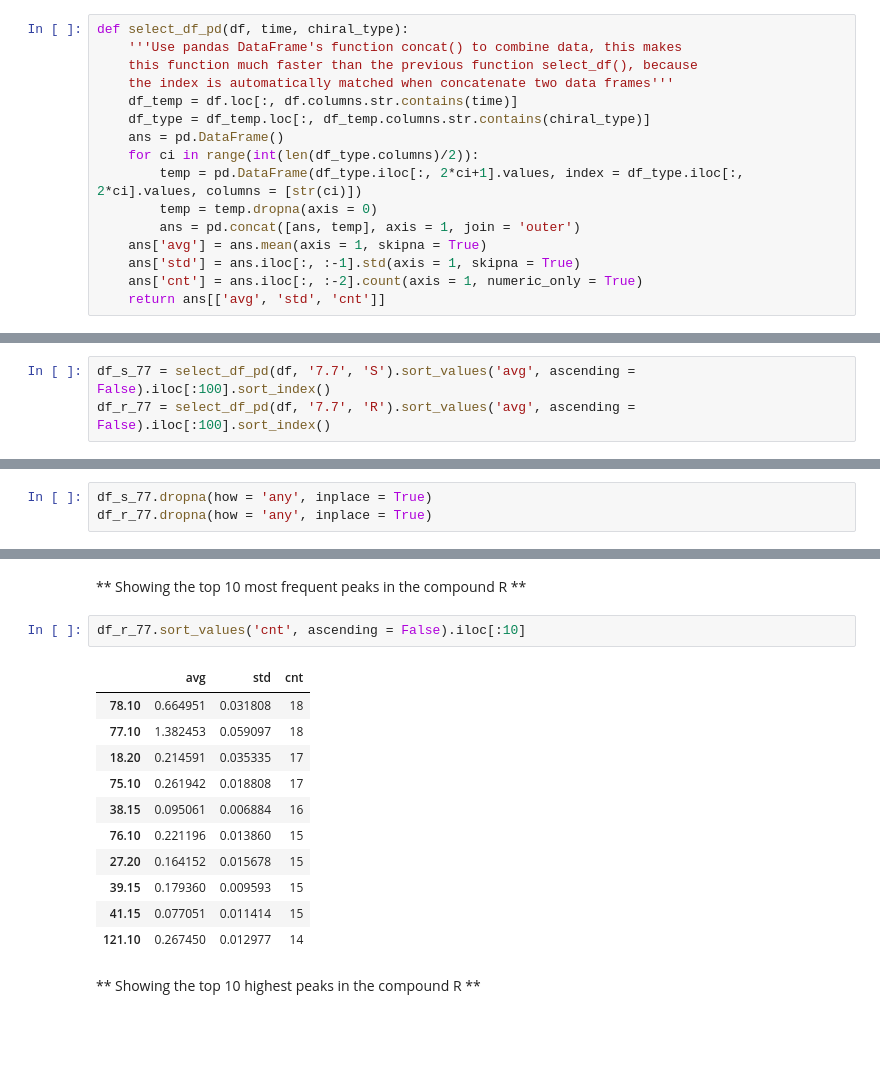
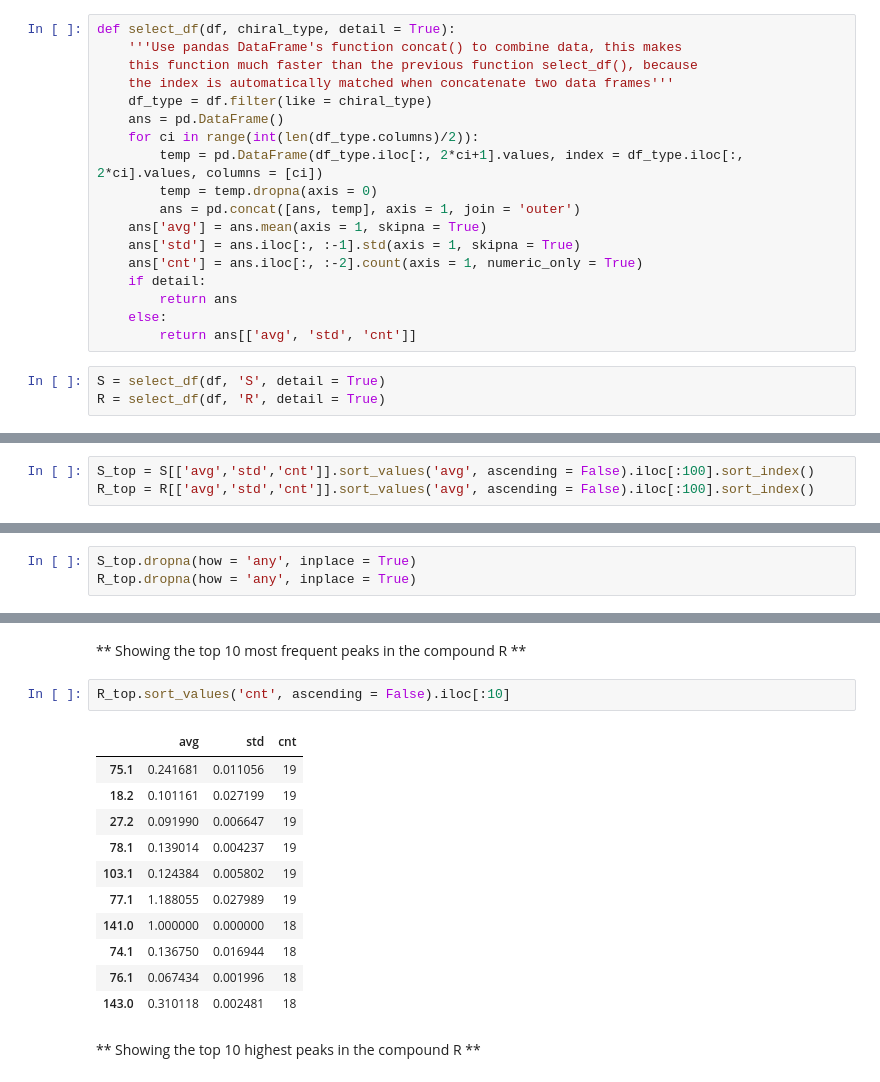
Before and after one commit to YuZhangIsCoding/Mass-Spectroscopy, a Jupyter notebook: 4cl-a-methyl-benzyl-alcohol/DataAnalysisof4cl.ipynb, the cells around one changed output, grey strips where cells are left out. Cells and saved outputs as stored; diff of their text form; blank space fills up the shorter version.

```diff
--- a/4cl-a-methyl-benzyl-alcohol/DataAnalysisof4cl.ipynb
+++ b/4cl-a-methyl-benzyl-alcohol/DataAnalysisof4cl.ipynb
@@ -66,16 +68,21 @@ def select_df(df, time, chiral_type, cri = 0):
 # %%
-def select_df_pd(df, time, chiral_type):
+def select_df(df, chiral_type, detail = True):
     '''Use pandas DataFrame's function concat() to combine data, this makes
     this function much faster than the previous function select_df(), because
     the index is automatically matched when concatenate two data frames'''
-    df_temp = df.loc[:, df.columns.str.contains(time)]
-    df_type = df_temp.loc[:, df_temp.columns.str.contains(chiral_type)]
+    df_type = df.filter(like = chiral_type)
     ans = pd.DataFrame()
     for ci in range(int(len(df_type.columns)/2)):
-        temp = pd.DataFrame(df_type.iloc[:, 2*ci+1].values, index = df_type.iloc[:, 2*ci].values, columns = [str(ci)])
+        temp = pd.DataFrame(df_type.iloc[:, 2*ci+1].values, index = df_type.iloc[:, 2*ci].values, columns = [ci])
         temp = temp.dropna(axis = 0)
         ans = pd.concat([ans, temp], axis = 1, join = 'outer')
     ans['avg'] = ans.mean(axis = 1, skipna = True)
     ans['std'] = ans.iloc[:, :-1].std(axis = 1, skipna = True)
     ans['cnt'] = ans.iloc[:, :-2].count(axis = 1, numeric_only = True)
-    return ans[['avg', 'std', 'cnt']]
+    if detail:
+        return ans
+    else:
+        return ans[['avg', 'std', 'cnt']]
+# %%
+S = select_df(df, 'S', detail = True)
+R = select_df(df, 'R', detail = True)
@@ -128,3 +226,3 @@ def plot_twin_error(s, r, title = 'Averaged abundance with errorbars at 7.7 min'
 # %%
-df_s_77 = select_df_pd(df, '7.7', 'S').sort_values('avg', ascending = False).iloc[:100].sort_index()
-df_r_77 = select_df_pd(df, '7.7', 'R').sort_values('avg', ascending = False).iloc[:100].sort_index()
+S_top = S[['avg','std','cnt']].sort_values('avg', ascending = False).iloc[:100].sort_index()
+R_top = R[['avg','std','cnt']].sort_values('avg', ascending = False).iloc[:100].sort_index()
@@ -154,8 +231,8 @@ df_s_77
 
 Here we just drop those data, because they will be statistically insignificant anyway.
 # %%
-df_s_77.dropna(how = 'any', inplace = True)
-df_r_77.dropna(how = 'any', inplace = True)
+S_top.dropna(how = 'any', inplace = True)
+R_top.dropna(how = 'any', inplace = True)
 # %% [markdown]
 ** Showing the top 10 most frequent peaks in the compound S **
 # %%
@@ -191,19 +268,19 @@ df_s_77.sort_values('avg', ascending = False).iloc[:10]
 # %% [markdown]
 ** Showing the top 10 most frequent peaks in the compound R **
 # %%
-df_r_77.sort_values('cnt', ascending = False).iloc[:10]
+R_top.sort_values('cnt', ascending = False).iloc[:10]
 # %% [output]
 |  | avg | std | cnt |
-| 78.10 | 0.664951 | 0.031808 | 18 |
-| 77.10 | 1.382453 | 0.059097 | 18 |
-| 18.20 | 0.214591 | 0.035335 | 17 |
-| 75.10 | 0.261942 | 0.018808 | 17 |
-| 38.15 | 0.095061 | 0.006884 | 16 |
-| 76.10 | 0.221196 | 0.013860 | 15 |
-| 27.20 | 0.164152 | 0.015678 | 15 |
-| 39.15 | 0.179360 | 0.009593 | 15 |
-| 41.15 | 0.077051 | 0.011414 | 15 |
-| 121.10 | 0.267450 | 0.012977 | 14 |
+| 75.1 | 0.241681 | 0.011056 | 19 |
+| 18.2 | 0.101161 | 0.027199 | 19 |
+| 27.2 | 0.091990 | 0.006647 | 19 |
+| 78.1 | 0.139014 | 0.004237 | 19 |
+| 103.1 | 0.124384 | 0.005802 | 19 |
+| 77.1 | 1.188055 | 0.027989 | 19 |
+| 141.0 | 1.000000 | 0.000000 | 18 |
+| 74.1 | 0.136750 | 0.016944 | 18 |
+| 76.1 | 0.067434 | 0.001996 | 18 |
+| 143.0 | 0.310118 | 0.002481 | 18 |
 # %% [markdown]
 ** Showing the top 10 highest peaks in the compound R **
 # %%
```
Also changed, not shown: parts of 43 cells of this notebook, 1 other file.
